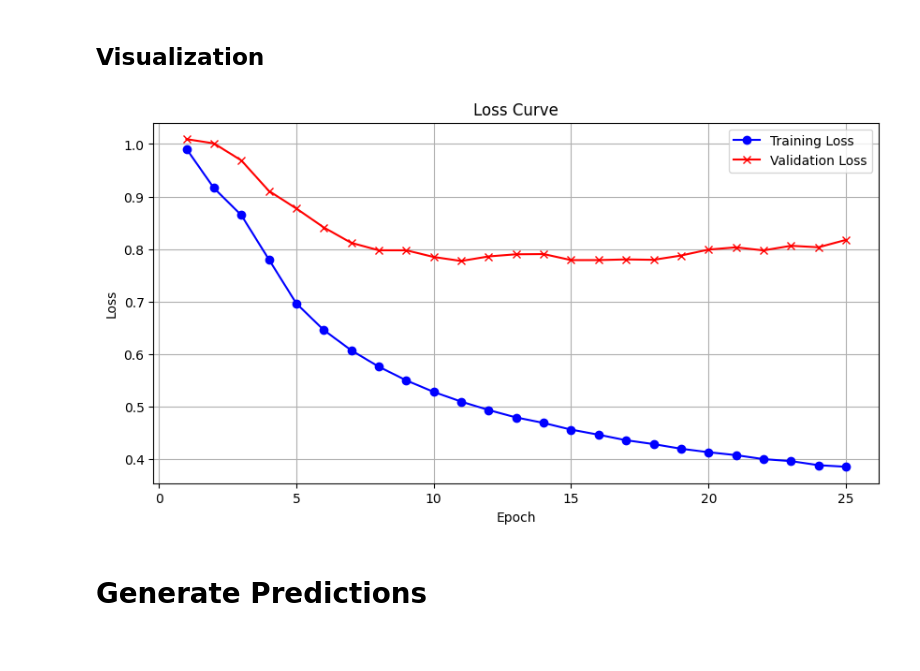
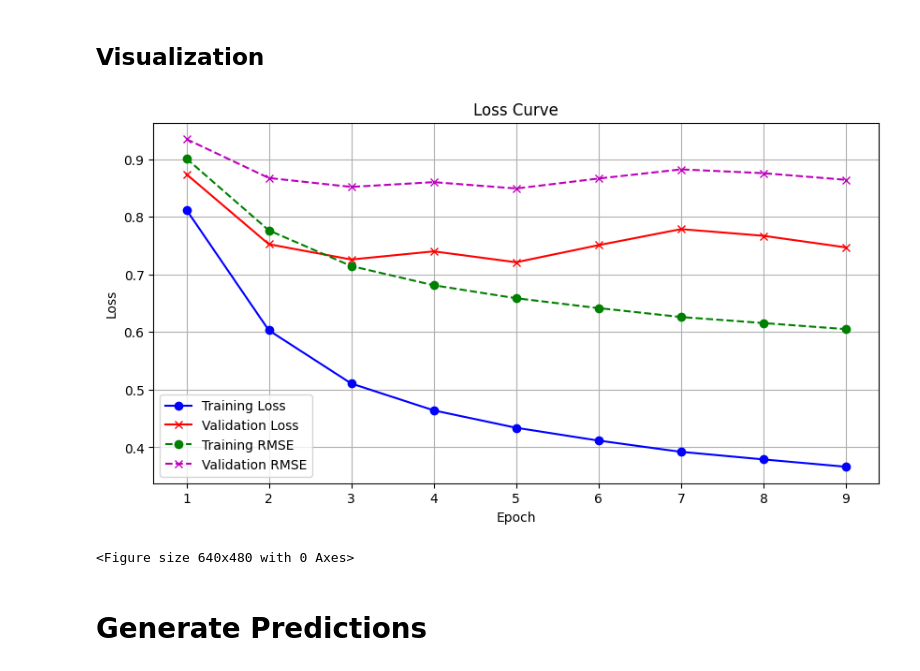
Before and after one commit to KNOXZhao/4332_Project1, a Jupyter notebook: train.ipynb, the cells around one changed output. Cells and saved outputs as stored; diff of their text form; code cells hidden in the pictures.

Commit message:
test other model arhecture
- add user feature embedding by summarize user profile from review
- fail to improve the model

```diff
--- a/train.ipynb
+++ b/train.ipynb
@@ -263,5 +371,14 @@ NUM_EPOCHS = 15
+# %%
+criterion = nn.MSELoss()
+optimizer = optim.AdamW(model.parameters(), lr=LEARNING_RATE, weight_decay=WEIGHT_DECAY)
+# warmup_lr_scheduler = optim.lr_scheduler.LambdaLR(optimizer, lr_lambda=lambda e: e / LR_WARMUP if e < LR_WARMUP else 1)
+# train_lr_scheduler = optim.lr_scheduler.CosineAnnealingLR(optimizer, T_max=NUM_EPOCHS-LR_WARMUP, eta_min=1e-6)
+# lr_scheduler = optim.lr_scheduler.SequentialLR(optimizer, [warmup_lr_scheduler, train_lr_scheduler], milestones=[LR_WARMUP])
+# %%
+user_index_to_features_embed = torch.load("./weights/mapping/user_index_to_features_embed.pth", weights_only=False)
+user_feature_embed = nn.Embedding.from_pretrained(torch.stack([torch.tensor(user_index_to_features_embed[i]) for i in range(len(user_index_to_features_embed))], dim=0), freeze=True).to(device)
 # %%
-def evaluate(model, loader):
+def evaluate(model, loader, user_feature_embed):
     model.eval()
     losses = []
     preds = []
@@ -273,11 +390,10 @@ def evaluate(model, loader):
             user_ids = user_ids.to(device)
             item_ids = item_ids.to(device)
             # text_seqs = text_seqs.to(device)
-            text_seqs = None
             cat_ids = cat_ids.to(device)
             brand_ids = brand_ids.to(device)
             ratings = ratings.to(device)
-            outputs = model(user_ids, item_ids, text_seqs, cat_ids, brand_ids)
+            outputs = model(user_ids, item_ids, cat_ids, brand_ids, user_feature_embed)
             loss = criterion(outputs, ratings)
             losses.append(loss.item() * ratings.size(0))
             preds.extend(outputs.cpu().numpy())
@@ -289,10 +405,18 @@ def evaluate(model, loader):
 ## Training Loop
 # %%
 train_losses = []
+train_rmses = []
 val_losses = []
 val_rmses = []
+lrs = []
 best_val_loss = float('inf')
-best_model_path = "checkpoint_2.pth"
+model_name = "model_layernorm"
+best_model_path = "./model/" + model_name + ".pth"
+
+# Early stopping parameters
+patience = 5
+epochs_no_improve = 0
+
 
 for epoch in range(NUM_EPOCHS):
     model.train()
@@ -303,24 +427,26 @@ for epoch in range(NUM_EPOCHS):
         user_ids = user_ids.to(device)
         item_ids = item_ids.to(device)
         # text_seqs = text_seqs.to(device)
-        text_seqs = None
         cat_ids = cat_ids.to(device)
         brand_ids = brand_ids.to(device)
         ratings = ratings.to(device)
 
         optimizer.zero_grad()
-        outputs = model(user_ids, item_ids, text_seqs, cat_ids, brand_ids)
+        outputs = model(user_ids, item_ids, cat_ids, brand_ids, user_feature_embed)
         loss = criterion(outputs, ratings)
         loss.backward()
         optimizer.step()
         running_loss += loss.item() * ratings.size(0)
 
     train_loss = running_loss / len(train_loader.dataset)
-    val_loss, val_rmse = evaluate(model, val_loader)
+    val_loss, val_rmse = evaluate(model, val_loader, user_feature_embed)
     train_losses.append(train_loss)
+    train_rmses.append(sqrt(train_loss))
     val_losses.append(val_loss)
     val_rmses.append(val_rmse)
-    print(f"Epoch {epoch+1}/{NUM_EPOCHS} -- Train Loss: {train_loss:.4f}  Val Loss: {val_loss:.4f}  Val RMSE: {val_rmse:.4f}")
+    # lrs.append(lr_scheduler.get_last_lr()[0])
+    # lr_scheduler.step()
+    print(f"Epoch {epoch+1}/{NUM_EPOCHS} -- Train Loss: {train_loss:.4f}  Train RMSE: {sqrt(train_loss):.4f} Val Loss: {val_loss:.4f}  Val RMSE: {val_rmse:.4f}")
 
     # Save checkpoint if validation loss improves
     if val_loss < best_val_loss:
@@ -332,4 +458,9 @@ for epoch in range(NUM_EPOCHS):
             'loss': val_loss,
             'rmse': val_rmse,
         }, best_model_path)
-        print(f'Checkpoint saved at epoch {epoch+1} with validation loss {val_loss:.4f}')
+        print(f'Checkpoint saved at epoch {epoch+1} with validation rmse {val_rmse:.4f}')
+    else:
+        epochs_no_improve += 1
+        if epochs_no_improve >= patience:
+            print(f'Early stopping triggered after {patience} epochs without improvement.')
+            break
@@ -338,15 +484,20 @@ for epoch in range(NUM_EPOCHS):
 # %%
 plt.figure(figsize=(10, 5))
 plt.plot(range(1, len(train_losses) + 1), train_losses, marker='o', linestyle='-', color='b', label='Training Loss')
 plt.plot(range(1, len(val_losses) + 1), val_losses, marker='x', linestyle='-', color='r', label='Validation Loss')
+plt.plot(range(1, len(train_rmses) + 1), train_rmses, marker='o', linestyle='--', color='g', label='Training RMSE')
+plt.plot(range(1, len(val_rmses) + 1), val_rmses, marker='x', linestyle='--', color='m', label='Validation RMSE')
 plt.title("Loss Curve")
 plt.xlabel('Epoch')
 plt.ylabel('Loss')
 plt.grid(True)
 plt.legend()
 plt.show()
+
+plt.savefig("./picture/Loss_Curve_" + model_name + ".png")
 # %% [output]
-[figure, old version]
+[figure, new version]
+<Figure size 640x480 with 0 Axes>
 # %% [markdown]
 # Generate Predictions
 # %%
```
Also changed, not shown: parts of 21 cells of this notebook, 13 other files.
